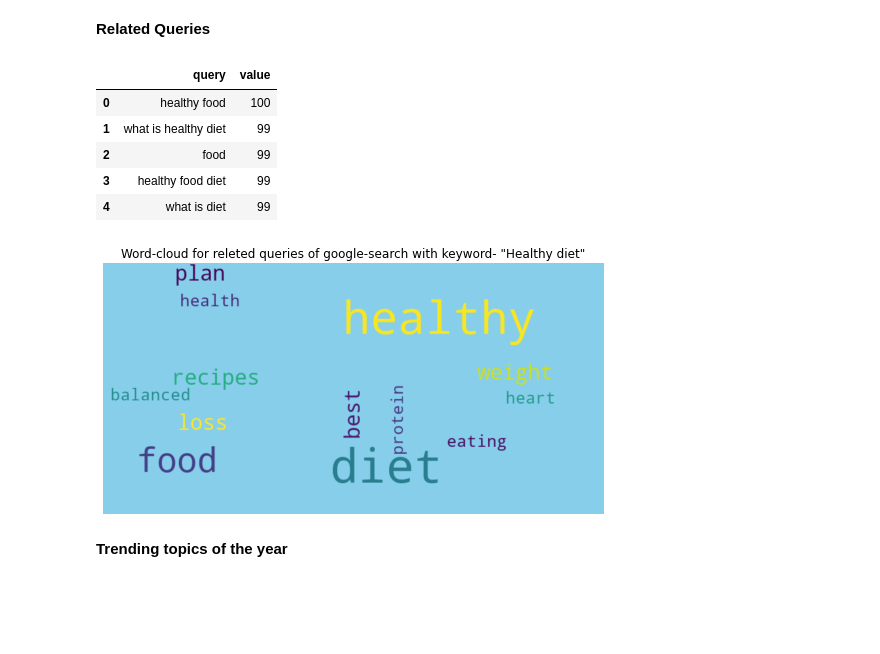
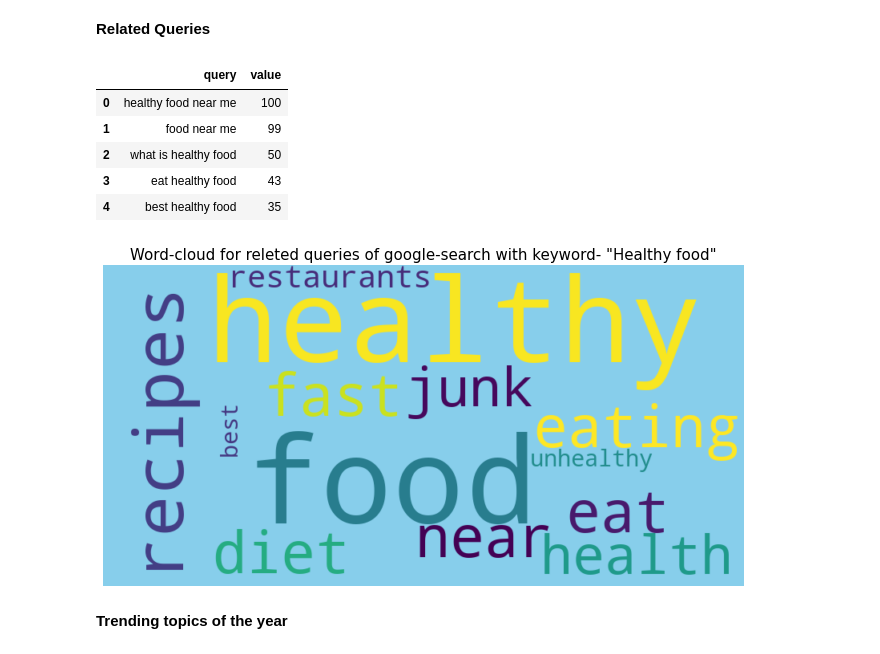
Before and after one commit to mrchapagain/GoogleTrendAnalytics, a Jupyter notebook: GoogleTrends.ipynb, the cells around one changed output. Drawn from its saved outputs; the diff is of its cells as text; code cells hidden in the pictures; blank space fills up the shorter version.

```diff
--- a/GoogleTrends.ipynb
+++ b/GoogleTrends.ipynb
@@ -57,10 +57,11 @@ def google_trend():
 
 *gprop:* What Google property to filter to fx. "image" or "news" default to web searches
 # %%
-# Build the playload
+kw_list = ["Healthy food"]
+
 def gt_playload():
-  kw_list = ["Healthy diet"]  # list of keywords to get data
-  input= f'you have entered {kw_list}'
+  # kw_list = kw_list[0] # list of keywords to get data
+  input= f'you have entered {kw_list[0]}'
 
   #playload
   trends= google_trend()
@@ -70,3 +71,5 @@ def gt_playload():
   return trends
 
 gt_playload()
+
+trends= google_trend()
@@ -208,42 +210,44 @@ def gt_related_queries():
   related_queries= trends.related_queries()
   return related_queries[kw_list[0]]['top']
 
-releted_query=gt_related_queries()
-releted_query.head()
+releted_queries=gt_related_queries()
+releted_queries.head()
 # %% [output]
 |  | query | value |
-| 0 | healthy food | 100 |
-| 1 | what is healthy diet | 99 |
-| 2 | food | 99 |
-| 3 | healthy food diet | 99 |
-| 4 | what is diet | 99 |
+| 0 | healthy food near me | 100 |
+| 1 | food near me | 99 |
+| 2 | what is healthy food | 50 |
+| 3 | eat healthy food | 43 |
+| 4 | best healthy food | 35 |
 # %%
 def cleanText(text):
       text= re.sub(r'@[A-Za-z0-9]+', '',text) # Removed @mentions
       text= re.sub(r'#', '',text) # the '#' symbol
       text= re.sub(r':', '',text) # the ':' symbol
       text= re.sub(r'RT[\s]+', '',text) # Removed RT
       text= re.sub(r'https?:\/\/\s+', '',text) # Removed the hyper link
       return text
 
 #Function for word-cloud
-def wordcloud_plot(releted_query, title):
+def wordcloud_plot(releted_queries, title):
   #lets clean the xext first
-  releted_query["query"]= releted_query["query"].apply(cleanText)
+  releted_queries["query"]= releted_queries["query"].apply(cleanText)
   # Create stopword list
   final_stopwords.update(['https', 'er', 'og', 't', 'co', 'A', 't','The'])
-  plt.figure(figsize=(8,4))
-  plt.title(title, fontsize=12)
-  allWords= ' '.join( [twts for twts in releted_query["query"]] )
-  wordcloud = WordCloud(stopwords=final_stopwords, max_words=100, width= 800, height=400, random_state=21, max_font_size= 75, background_color="skyblue").generate(allWords)
+
+  plt.figure(figsize=(10,5))
+  allWords= ' '.join( [twts for twts in releted_queries["query"]] )
+  wordcloud = WordCloud(stopwords=final_stopwords, max_words=300, width= 800, height=400, random_state=21, max_font_size= 150, background_color="skyblue").generate(allWords)
+
   plt.imshow(wordcloud, interpolation = "bilinear")
+  plt.title(title, fontsize=15)
   plt.axis('off')
   plt.tight_layout()
   plt.show()
 
-wordcloud_plot(releted_query, f'Word-cloud for releted queries of google-search with keyword- "{kw_list[0]}"')
+wordcloud_plot(releted_queries, f'Word-cloud for releted queries of google-search with keyword- "{kw_list[0]}"')
 # %% [output]
-[figure, old version]
+[figure, new version]
 # %% [markdown]
 **Trending topics of the year**
 # %%
```
Also changed, not shown: parts of 13 cells of this notebook.
